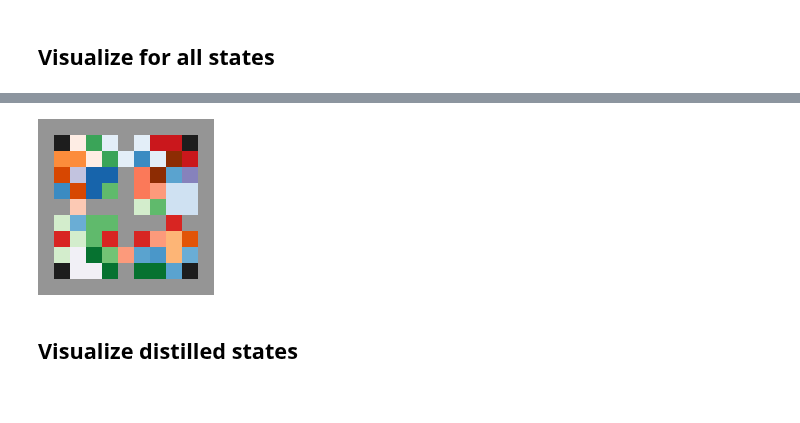
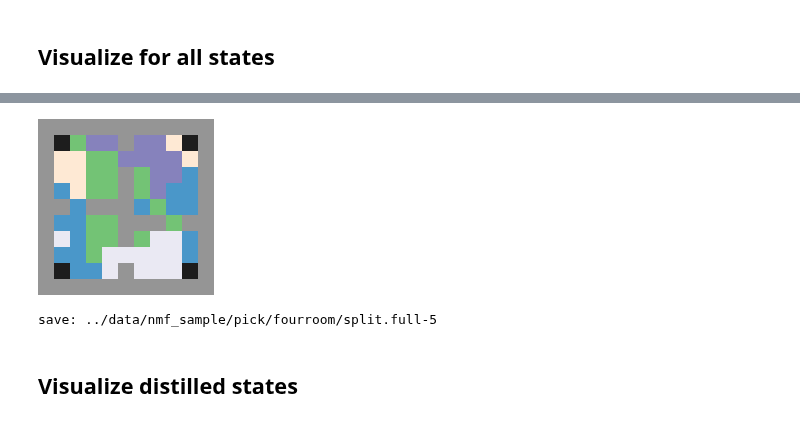
Before and after one commit to lchenat/TSA, a Jupyter notebook: ipynb/pick_nmf.ipynb, the cells around one changed output, grey strips where cells are left out. Saved outputs shown, nothing was run; the diff lists cells and outputs as text; code cells hidden in the pictures.

Commit message:
record split

```diff
--- a/ipynb/pick_nmf.ipynb
+++ b/ipynb/pick_nmf.ipynb
@@ -288,7 +288,6 @@ ipdb> q
 # %% [markdown]
 # MTNMF (Fourroom)
 # %%
-feat_dim = 512
 action_dim = 5
 scale=2
 n_objs = 4
@@ -310,7 +309,7 @@ def get_img(env, abs_list):
     img = drawer.draw(indices)
     return img
 
-def get_expert(weight_path, action_dim):
+def get_expert(weight_path, action_dim, feat_dim=512):
     visual_body = TSAMiniMiniConvBody(
         2 + n_objs,
         feature_dim=feat_dim,
@@ -361,11 +360,13 @@ set_seed(0)
 ## Visualize for all states
 # %%
 %pdb on
-n_abs = 50
+n_abs = 5
 l1_ratio = 0.0 # this is currently not working... since alpha is not set
 horizon = 100
 n_trajs = 10
+save_abs = True
 
+set_seed(0)
 
 expert_dict = {
     0: '../log/pick.mask.fourroom.0.min_dis-1/tsa.baseline.n_abs-512/_/0.190325-172629/models/step-92160-mean-10.86',
@@ -398,6 +399,20 @@ A, S, info = MTNMF(n_abs, max_iter=5000, l1_ratio=l1_ratio).fit(pvs.transpose(0,
 abs_list = S.T.argmax(1)
 img = get_img(env, abs_list)
 imshow(img)
+
+if save_abs:
+    save_path = '../data/nmf_sample/pick/fourroom/split.full-{}'.format(n_abs)
+    print('save: {}'.format(save_path))
+    fsave(
+        dict(
+            abs=S.T,
+            policies=list(pvs),
+            states=[states for _ in range(len(pvs))],
+            infos=list([[{'task_id': i} for _ in range(len(states))] for i in experts.keys()]),
+        ),
+        save_path,
+        'pkl',
+    )
 # %% [output]
 Automatic pdb calling has been turned ON
 {'map_names': ['fourroom'], 'train_combos': [(0, 3)], 'test_combos': [(0, 3)], 'num_obj_types': 4, 'obj_pos': [[(1, 1), (9, 1), (1, 9), (9, 9)]]}
@@ -416,3 +433,4 @@ NMF loss: 0.01154928853479464
-[figure, old version]
+[figure, new version]
+save: ../data/nmf_sample/pick/fourroom/split.full-5
 # %% [markdown]
 ## Visualize distilled states
```
Also changed, not shown: parts of 3 cells of this notebook, 21 other files.
